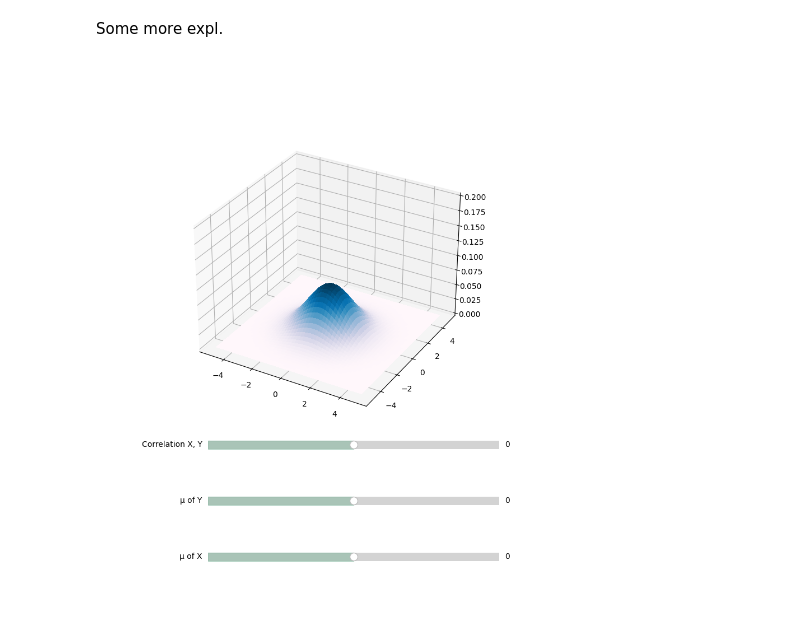
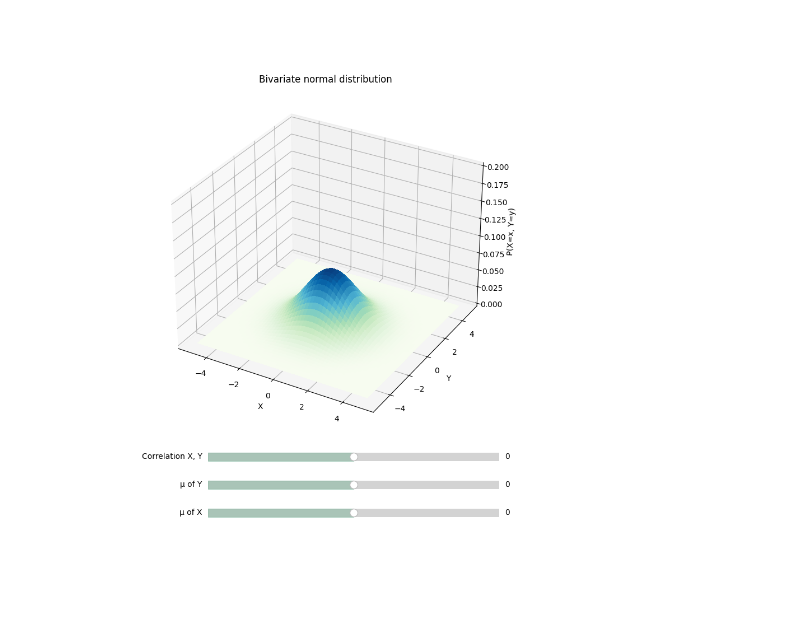
Before and after one commit to brittaao/study-sandbox, a Jupyter notebook: study-notes/_build/jupyter_execute/multivariate-normal.ipynb, the cells around one changed output. Saved outputs shown, nothing was run; the diff lists cells and outputs as text; code cells hidden in the pictures; blank space fills up the shorter version.

```diff
--- a/study-notes/_build/jupyter_execute/multivariate-normal.ipynb
+++ b/study-notes/_build/jupyter_execute/multivariate-normal.ipynb
@@ -12,21 +25,16 @@ from scipy.stats import multivariate_normal
 default_color = "#81b69d80"
-# %% [markdown]
-Some more expl.
 # %%
+fig, ax = plt.subplots(subplot_kw={"projection": "3d"}, figsize=(8, 10))
 
-fig, ax = plt.subplots(subplot_kw={"projection": "3d"}, figsize=(8, 10))
-fig.subplots_adjust(bottom=0.35)
-
-x, y = np.mgrid[-5:5:.005, -5:5:.005]
-pos = np.dstack((x, y))
-
+fig.subplots_adjust(bottom=0.25)
 ax_x_slider = fig.add_axes([0.25, 0.1, 0.65, 0.03])
-ax_y_slider = fig.add_axes([0.25, 0.2, 0.65, 0.03])
-ax_corr_slider = fig.add_axes([0.25, 0.3, 0.65, 0.03])
+ax_y_slider = fig.add_axes([0.25, 0.15, 0.65, 0.03])
+ax_corr_slider = fig.add_axes([0.25, 0.2, 0.65, 0.03])
 
 x_mean, y_mean = 0, 0
 variance_x, variance_y, correlation_xy = 2, 2, 0
 
+# Creat three sliders for means on x- and y-axis as well as correlation
 x_slider = Slider(
     ax = ax_x_slider,
     label="μ of X",
@@ -43,46 +51,53 @@ y_slider = Slider(
     valmax=5,
     valinit= y_mean,
     valstep = np.arange(-5, 5, 0.5),
-    color=default_color)
+    color= default_color)
 
 corr_slider = Slider(
     ax = ax_corr_slider,
     label= "Correlation X, Y",
     valmin=-1,
     valmax=1,
     valinit= 0,
     valstep = np.arange(-1, 1, 0.2),
     color=default_color)
 
-# Change height of bars after moving the slider
+x, y = np.mgrid[-5:5:.005, -5:5:.005]
+pos = np.dstack((x, y))
+
+
+# Replot the distribution using slider values
 def update_dist(val):
     ax.cla()
+    y_mean = y_slider.val
     x_mean = x_slider.val
-    y_mean = y_slider.val
     correlation_xy = corr_slider.val
     covariance = correlation_xy*np.sqrt(variance_x)*np.sqrt(variance_y)
-    dist = multivariate_normal(
+    rv = multivariate_normal(
         [x_mean, y_mean],
         [[variance_x, covariance], [covariance, variance_y]],
         allow_singular=True)
     ax.set_zlim(0, 0.2)
-    surf = ax.plot_surface(x, y, dist.pdf(pos), cmap=mpl.colormaps["PuBu"],
+    surf = ax.plot_surface(x, y, rv.pdf(pos), cmap=mpl.colormaps['GnBu'],
                        linewidth=0, antialiased=False)
+
+    ax.set_ylabel('Y')
+    ax.set_xlabel('X')
+    ax.set_zlabel('P(X=x, Y=y)')
+    ax.set_title('Bivariate normal distribution')
     fig.canvas.draw_idle()
-
-
 
 # Register the update function with each slider
 x_slider.on_changed(update_dist)
 y_slider.on_changed(update_dist)
 corr_slider.on_changed(update_dist)
 
+# Set plot title and plot inital plot
 update_dist(0)
 
-
 plt.show()
 # %% [output]
-[figure, old version]
+[figure, new version]
 # %% [markdown]
 This is some more explanation.
 
```
Also changed, not shown: parts of 3 cells of this notebook, 23 other files.
